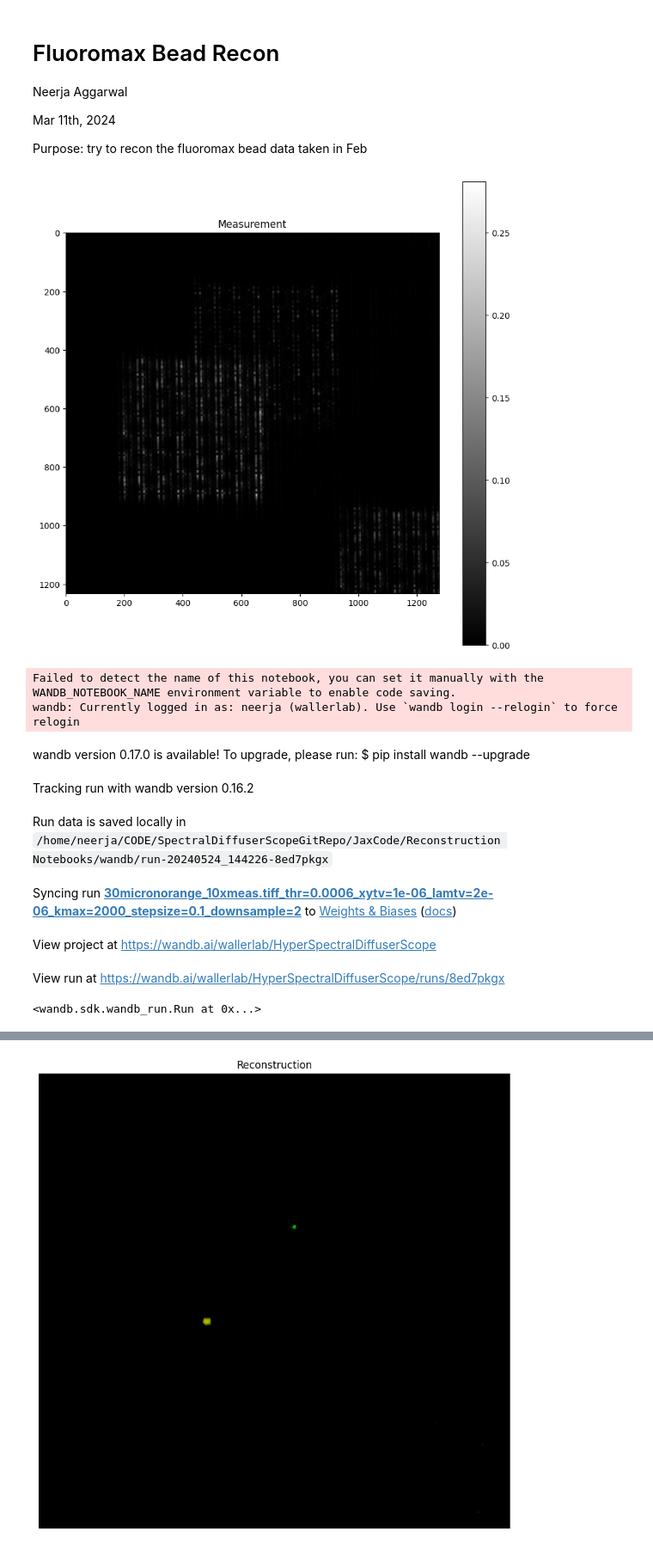
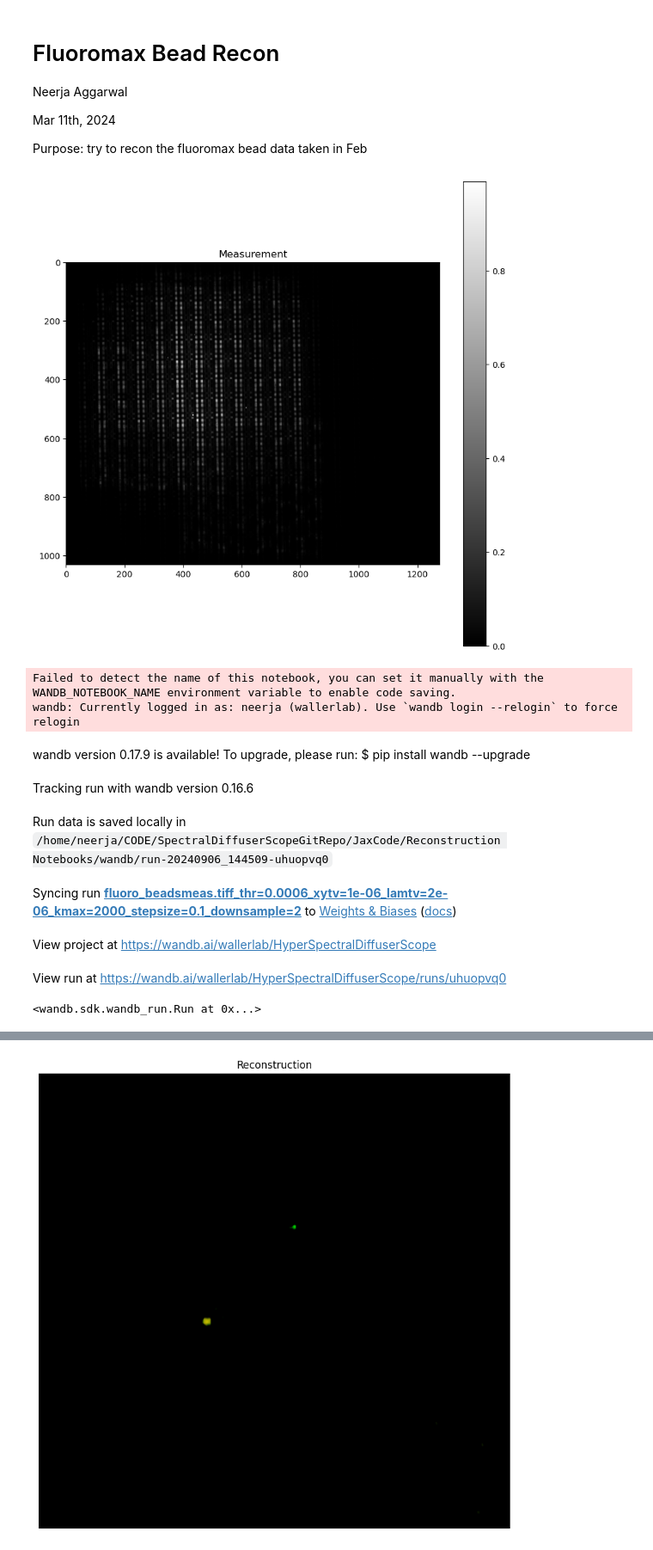
Before and after one commit to neerja/spectraldiffuserscope, a Jupyter notebook: JaxCode/Reconstruction Notebooks/fluoromax_beadrecon.ipynb, the cells around one changed output, grey strips where cells are left out. Shown: that part at 86% size. Drawn from its saved outputs; the diff is of its cells as text; code cells hidden in the pictures.

```diff
--- a/JaxCode/Reconstruction Notebooks/fluoromax_beadrecon.ipynb
+++ b/JaxCode/Reconstruction Notebooks/fluoromax_beadrecon.ipynb
@@ -29,47 +31,47 @@ import sdc_config5 as sdc
 # TODO: CHANGE THE FOLLOWING VARIABLES AS NEEDED
 
 calibration_location = '../'
-psf_name = 'Calibration_data/psf_2024-05-23.pt'
+psf_name = 'Calibration_data/psf_2024-04-22.pt'
 filter_cube_file = 'Calibration_data/spectral_calibration_2024-02-23_8nmFWHM.pt'  # 'filter_stack'
-datafolder = '/home/neerja/DATA/SDCData/2024-05-24/30micronorange_10x'
+datafolder = '/media/azuldata/neerja/2024-04-22_huvec_patterned/fluoro_beads'
 meas_name = 'meas.tiff'
 bg_name = 'bg.tiff'
-gt_name = 'gt.PNG'
+gt_name = 'gt.tiff'
 ground_truth_spectra_locs = ['/media/azuldata/neerja/2022-04-08/greenbeads_oldslide_emissionspectra.csv',
                             '/media/azuldata/neerja/2022-04-08/redbeads_fresh_emissionspectra.csv']
 bits = 16
-crop_indices = [420,1652,1350,2626] #top bottom left default: [320,1652,1350,2726]
+crop_indices = [620,1652,1350,2626] #top bottom left default: [320,1652,1350,2726]
 wvmin = 450
 wvmax = 800
 wvstep = 6
 downsample_factor = 2
 sample = datafolder.split('/')[-1]
 kmax = 2000
 step_size = 1e-1
 thr = 6e-4 #3e-6 is ok
 xytv = 1e-6 #1e-4 is big
 lamtv = 2e-6 #2e-6 is ok
 kprint = 100
 dict_learn = False
 
 run_name = sample + meas_name + '_thr={}_xytv={}_lamtv={}_kmax={}_stepsize={}_downsample={}'.format(thr, xytv, lamtv, kmax, step_size, downsample_factor)
 
 # load the measurement and display it to make sure your crop indices are correct
 
 # Uncomment this line to load from a folder of measurements to average over
 # sample_meas = torch.mean(sdc.tif_loader(os.path.join(datafolder,'measurements'))/2**bits,0)
 # Uncomment this line to load from a single measurement
 sample_meas = sdc.importTiff(datafolder,meas_name)/2**bits
 try:
     background = sdc.importTiff(datafolder,bg_name)/2**bits
 except:
     print('No background image found, continuing without background subtraction')
     background = torch.zeros(sample_meas.shape)
 measurement = sdc.cropci((sample_meas-background).clip(0,1),crop_indices)
 
 sdc.bw_visualize(measurement, title = "Measurement", colorbar = True)
 # %% [output]
-[figure, old version]
+[figure, new version]
 # %%
 # Set up waits and biases run
 wandb.init(
@@ -97,12 +99,12 @@ wandb.init(
 # %% [output]
 Failed to detect the name of this notebook, you can set it manually with the WANDB_NOTEBOOK_NAME environment variable to enable code saving.
 wandb: Currently logged in as: neerja (wallerlab). Use `wandb login --relogin` to force relogin
-wandb version 0.17.0 is available! To upgrade, please run: $ pip install wandb --upgrade
+wandb version 0.17.9 is available! To upgrade, please run: $ pip install wandb --upgrade
-Tracking run with wandb version 0.16.2
+Tracking run with wandb version 0.16.6
-Run data is saved locally in /home/neerja/CODE/SpectralDiffuserScopeGitRepo/JaxCode/Reconstruction Notebooks/wandb/run-20240524_144226-8ed7pkgx
+Run data is saved locally in /home/neerja/CODE/SpectralDiffuserScopeGitRepo/JaxCode/Reconstruction Notebooks/wandb/run-20240906_144509-uhuopvq0
-Syncing run 30micronorange_10xmeas.tiff_thr=0.0006_xytv=1e-06_lamtv=2e-06_kmax=2000_stepsize=0.1_downsample=2 to Weights & Biases (docs)
+Syncing run fluoro_beadsmeas.tiff_thr=0.0006_xytv=1e-06_lamtv=2e-06_kmax=2000_stepsize=0.1_downsample=2 to Weights & Biases (docs)
 View project at https://wandb.ai/wallerlab/HyperSpectralDiffuserScope
-View run at https://wandb.ai/wallerlab/HyperSpectralDiffuserScope/runs/8ed7pkgx
+View run at https://wandb.ai/wallerlab/HyperSpectralDiffuserScope/runs/uhuopvq0
 <wandb.sdk.wandb_run.Run at 0x...>
 # %%
 # LOAD CALIBRATION AND SET UP THE TRAINING LOOP
```
Also changed, not shown: parts of 3 cells of this notebook, 37 other files.
